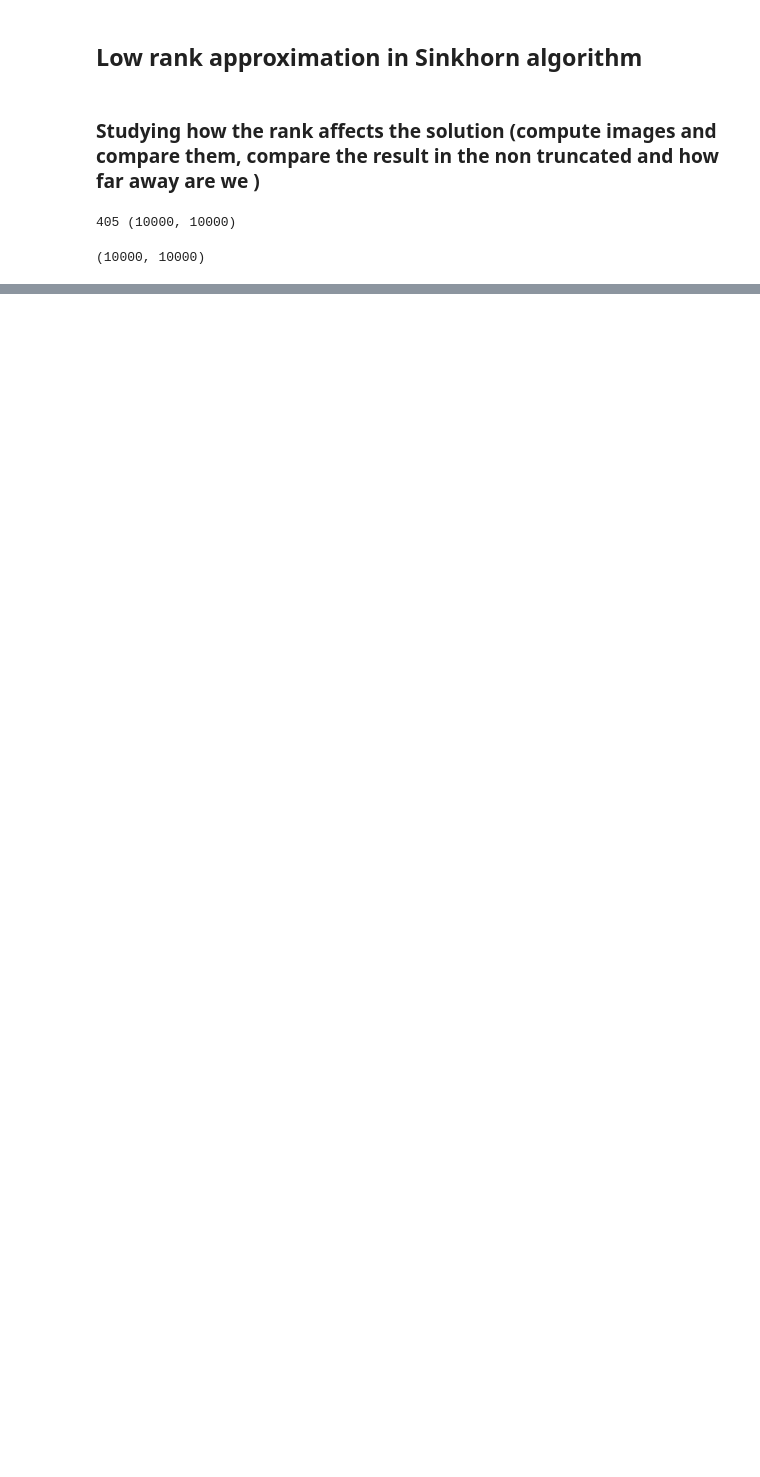
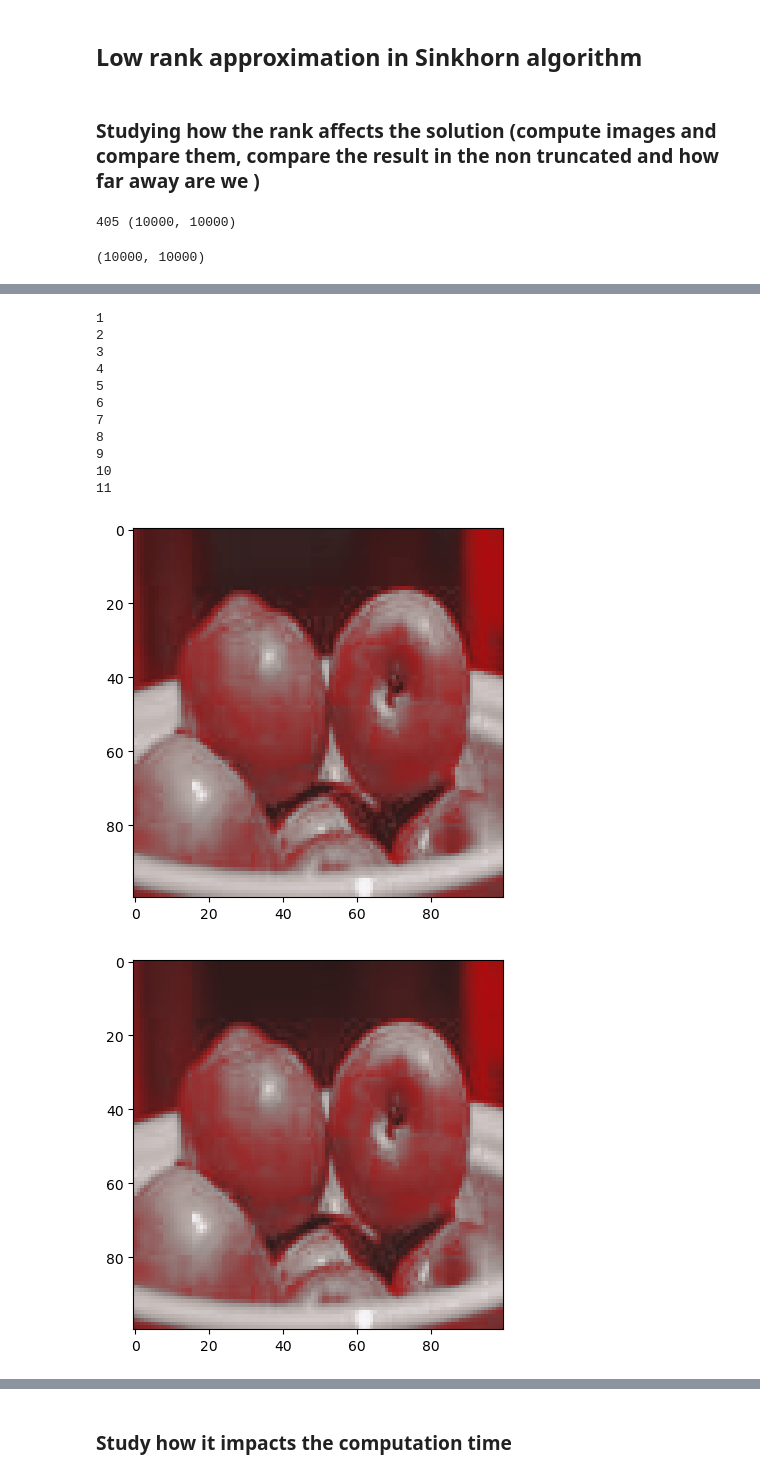
Before and after one commit to Benoit-Muller/Low_Rank_Approximation_Techniques_Project, a Jupyter notebook: color_transfert.ipynb, the cells around one changed output, grey strips where cells are left out. Drawn from its saved outputs; the diff is of its cells as text; code cells hidden in the pictures; blank space fills up the shorter version.

```diff
--- a/color_transfert.ipynb
+++ b/color_transfert.ipynb
@@ -94,4 +86,0 @@ k= 30
-# %%
-k= 500
-[u,v,W,err, P] = low_rank_Sinkhorn(Kmat,k,p,q,delta,maxtime=60)
-#P = u*Kmat*v.T # coupling
@@ -288,0 +169,7 @@ else: #create them
+# %%
+list_coupling=[]
+
+for k in rank_images:
+    print(k)
+    [u,v,W,err, P, end_time] = low_rank_Sinkhorn(Kmat,k,p,q,delta,maxtime=60)
+    list_coupling.append(P)
@@ -288,0 +188,30 @@ else: #create them
+# %%
+# Display
+# Compute resulting image
+def resulting_image(P, j):
+    low_img12 = transfer_color(P,img1) # target image with source colors
+    # show images:
+    plt.figure()
+    plt.imshow(array2matrix(low_img12),vmin=0, vmax=1)
+    #array2image('img_rank' + j + '.jpg', img12)
+# %%
+rank_images_str= rank_images.astype(str)
+i=0
+for P in list_coupling:
+    resulting_image(P,rank_images_str[i])
+    i+=1
+    print(i)
+# %% [output]
+1
+2
+3
+4
+5
+6
+7
+8
+9
+10
+11
+[figure, added]
+[figure, added]
@@ -288,0 +227,2 @@ else: #create them
+# %% [markdown]
+### Study how it impacts the computation time
```
Also changed, not shown: parts of 37 cells of this notebook, 2 other files.
